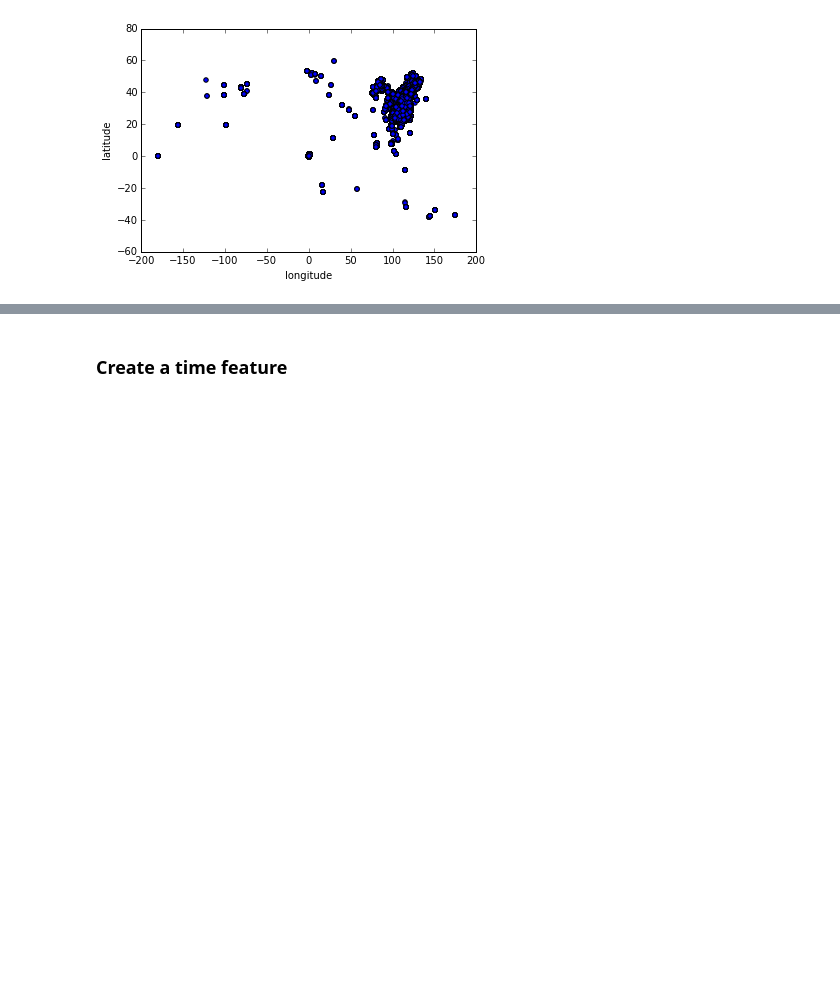
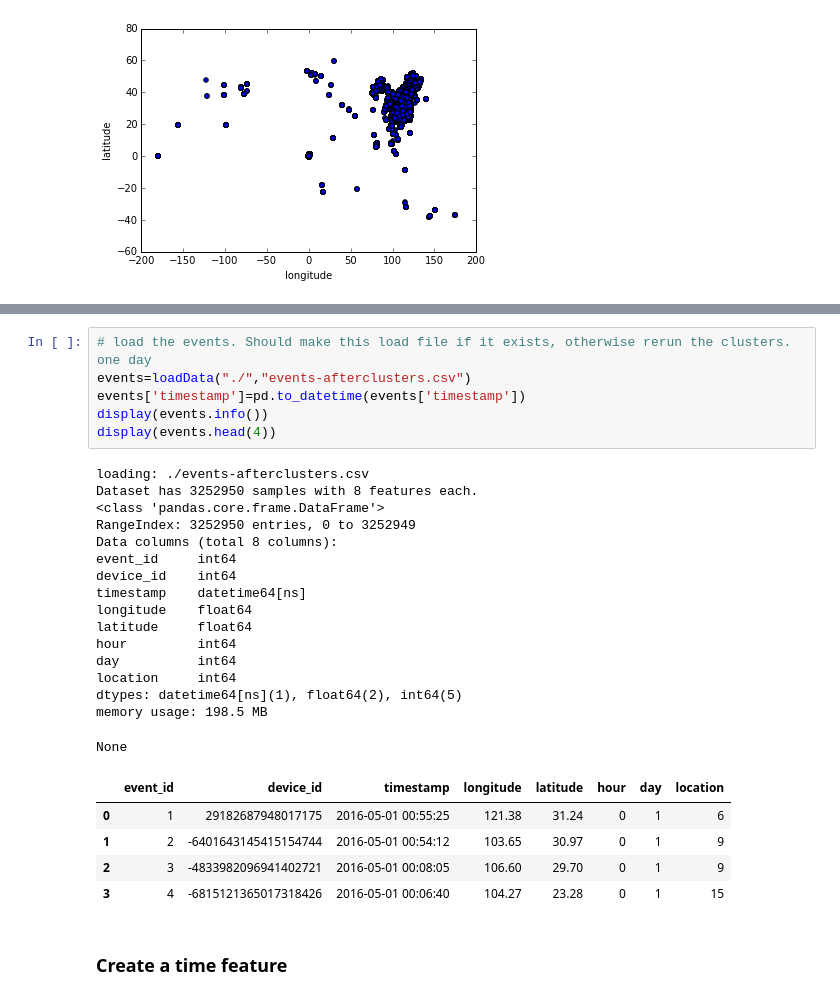
Before and after one commit to llathrop/Kagglescripts, a Jupyter notebook: TalkingData.ipynb, the cells around one changed output, grey strips where cells are left out. Saved outputs shown, nothing was run; the diff lists cells and outputs as text; blank space fills up the shorter version.

```diff
--- a/TalkingData.ipynb
+++ b/TalkingData.ipynb
@@ -348,3 +362,31 @@ None
+# %%
+# load the events. Should make this load file if it exists, otherwise rerun the clusters. one day
+events=loadData("./","events-afterclusters.csv")
+events['timestamp']=pd.to_datetime(events['timestamp'])
+display(events.info())
+display(events.head(4))
+# %% [output]
+loading: ./events-afterclusters.csv
+Dataset has 3252950 samples with 8 features each.
+<class 'pandas.core.frame.DataFrame'>
+RangeIndex: 3252950 entries, 0 to 3252949
+Data columns (total 8 columns):
+event_id     int64
+device_id    int64
+timestamp    datetime64[ns]
+longitude    float64
+latitude     float64
+hour         int64
+day          int64
+location     int64
+dtypes: datetime64[ns](1), float64(2), int64(5)
+memory usage: 198.5 MB
+None
+|  | event_id | device_id | timestamp | longitude | latitude | hour | day | location |
+| 0 | 1 | 29182687948017175 | 2016-05-01 00:55:25 | 121.38 | 31.24 | 0 | 1 | 6 |
+| 1 | 2 | -6401643145415154744 | 2016-05-01 00:54:12 | 103.65 | 30.97 | 0 | 1 | 9 |
+| 2 | 3 | -4833982096941402721 | 2016-05-01 00:08:05 | 106.60 | 29.70 | 0 | 1 | 9 |
+| 3 | 4 | -6815121365017318426 | 2016-05-01 00:06:40 | 104.27 | 23.28 | 0 | 1 | 15 |
 # %% [markdown]
 ### Create a time feature
 # %%
```
Also changed, not shown: parts of 12 cells of this notebook.
